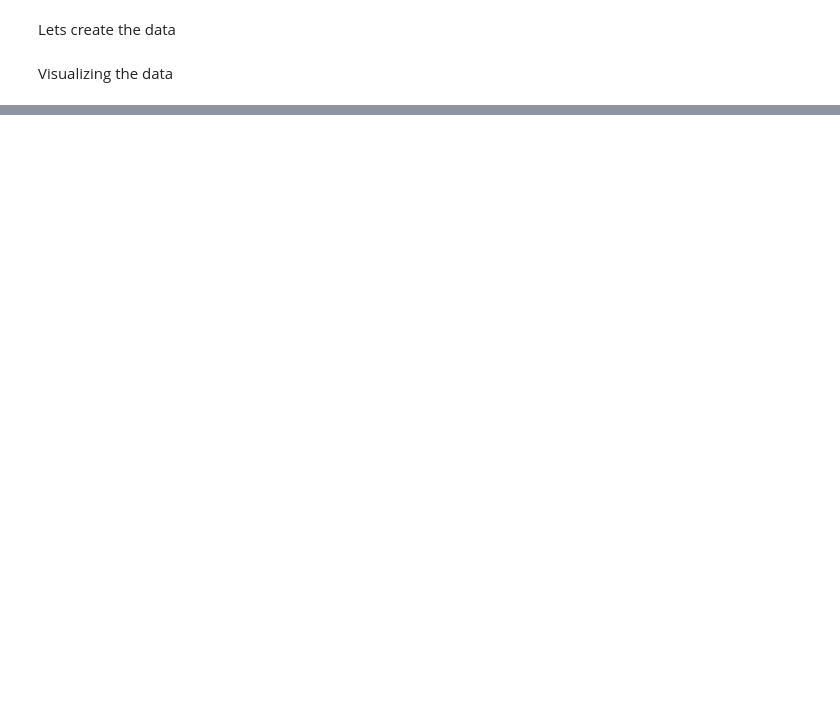
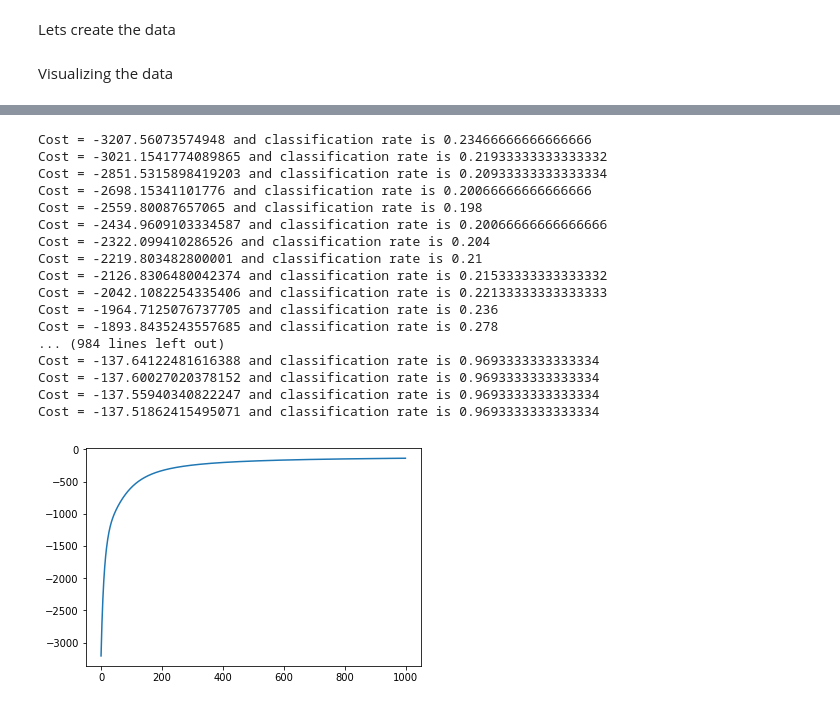
Before and after one commit to deltonmyalil/DeepLearningBabySteps, a Jupyter notebook: 3.BackPropogationInCode.ipynb, the cells around one changed output, grey strips where cells are left out. Cells and saved outputs as stored; diff of their text form; code cells hidden in the pictures; blank space fills up the shorter version.

```diff
--- a/3.BackPropogationInCode.ipynb
+++ b/3.BackPropogationInCode.ipynb
@@ -19,3 +19,8 @@ def classification_rate(Y, P):
         if Y[i] == P[i]:
             n_correct += 1
     return float(n_correct/n_total)
+
+# Defining the costs function
+def cost(T, Y):
+    tot = T * np.log(Y)
+    return tot.sum()
@@ -48,22 +104,47 @@ plt.show()
 # %%
 # Randomly initialize the weights
 W1 = np.random.randn(D, M)
 b1 = np.random.randn(M)
 W2 = np.random.randn(M, K)
 b2 = np.random.randn(K)
 
 learning_rate = 10e-7
 costs = []
 
 for epoch in range(100000):
     output, hidden = forward(X, W1, b1, W2, b2)
     if epoch % 100 == 0: # every 100 epoch we are going to calculate the costs
         c = cost(T, output)
         P = np.argmax(output, axis=1)
         r = classification_rate(Y, P)
         print("Cost = {0} and classification rate is {1}".format(c, r))
         costs.append(c)
 
     # Now doing gradient ascend
     # +ve instead of negative : t-y instead of y-t
     W2 += learning_rate * derivative_w2(hidden, T, output)
+    b2 += learning_rate * derivative_b2(T, output)
+    W1 += learning_rate * derivative_w1(X, hidden, T, output,  W2)
+    b1 += learning_rate * derivative_b1(T, output, W2, hidden)
+
+plt.plot(costs)
+plt.show()
+# %% [output]
+Cost = -3207.56073574948 and classification rate is 0.23466666666666666
+Cost = -3021.1541774089865 and classification rate is 0.21933333333333332
+Cost = -2851.5315898419203 and classification rate is 0.20933333333333334
+Cost = -2698.15341101776 and classification rate is 0.20066666666666666
+Cost = -2559.80087657065 and classification rate is 0.198
+Cost = -2434.9609103334587 and classification rate is 0.20066666666666666
+Cost = -2322.099410286526 and classification rate is 0.204
+Cost = -2219.803482800001 and classification rate is 0.21
+Cost = -2126.8306480042374 and classification rate is 0.21533333333333332
+Cost = -2042.1082254335406 and classification rate is 0.22133333333333333
+Cost = -1964.7125076737705 and classification rate is 0.236
+Cost = -1893.8435243557685 and classification rate is 0.278
+... (984 lines left out)
+Cost = -137.64122481616388 and classification rate is 0.9693333333333334
+Cost = -137.60027020378152 and classification rate is 0.9693333333333334
+Cost = -137.55940340822247 and classification rate is 0.9693333333333334
+Cost = -137.51862415495071 and classification rate is 0.9693333333333334
+[figure, added]
```
Also changed, not shown: parts of 3 cells of this notebook.
